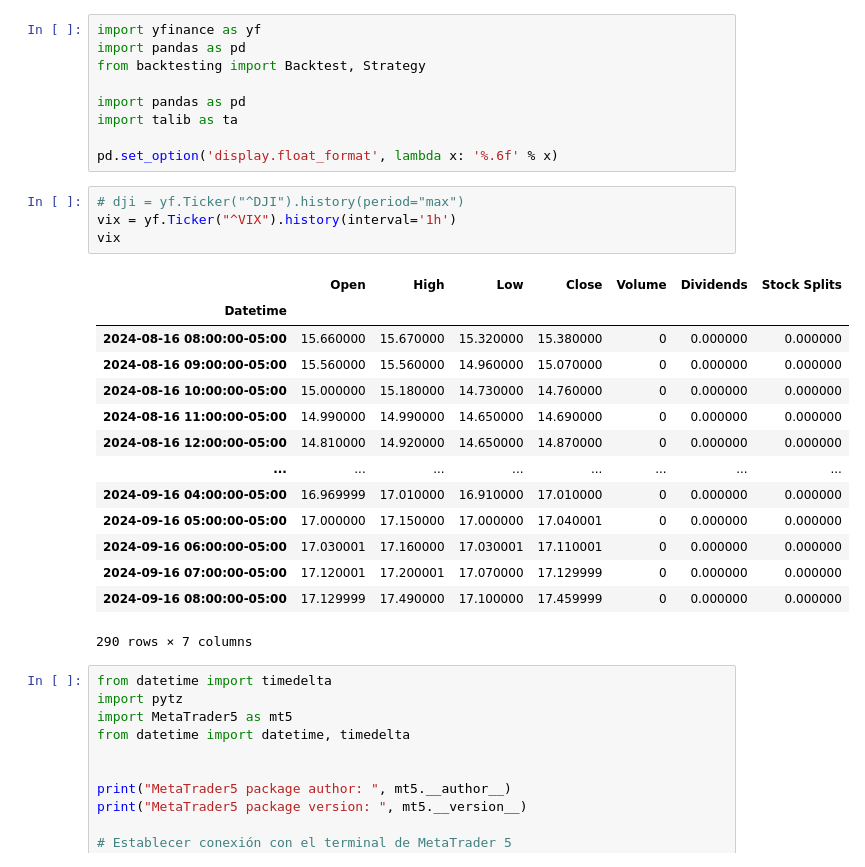
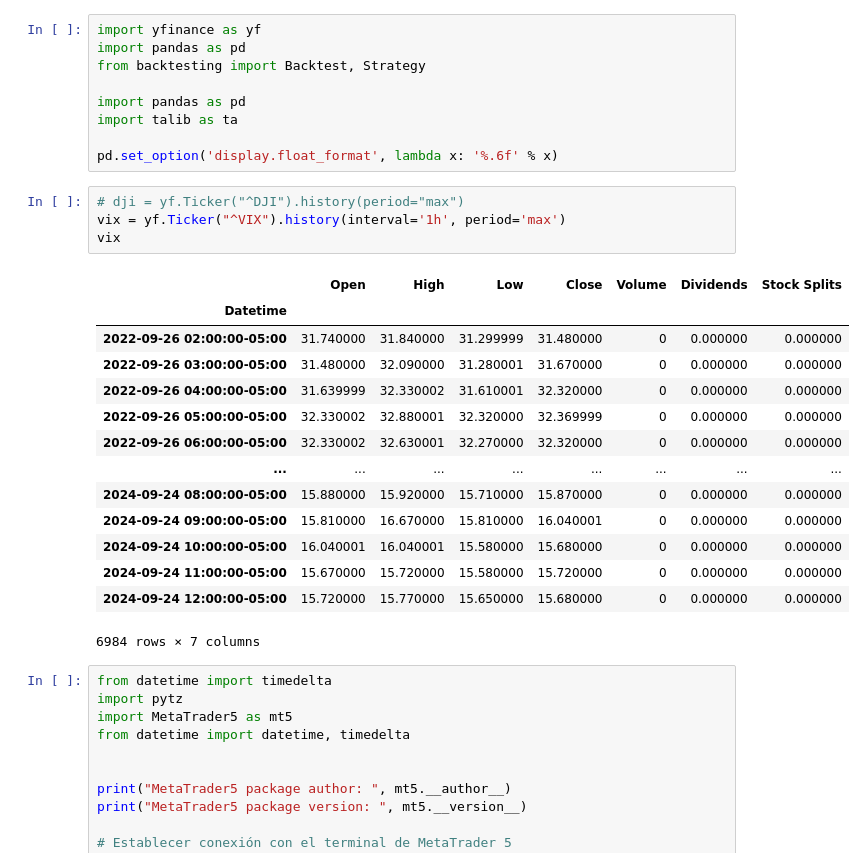
Before and after one commit to SaidJacobo/forex_ml_bot, a Jupyter notebook: backtesting/VixStrategy.ipynb, the cells around one changed output. Saved outputs shown, nothing was run; the diff lists cells and outputs as text.

```diff
--- a/backtesting/VixStrategy.ipynb
+++ b/backtesting/VixStrategy.ipynb
@@ -9,23 +16,23 @@ import talib as ta
 pd.set_option('display.float_format', lambda x: '%.6f' % x)
 # %%
 # dji = yf.Ticker("^DJI").history(period="max")
-vix = yf.Ticker("^VIX").history(interval='1h')
+vix = yf.Ticker("^VIX").history(interval='1h', period='max')
 vix
 # %% [output]
 |  | Open | High | Low | Close | Volume | Dividends | Stock Splits |
 | Datetime |  |  |  |  |  |  |  |
-| 2024-08-16 08:00:00-05:00 | 15.660000 | 15.670000 | 15.320000 | 15.380000 | 0 | 0.000000 | 0.000000 |
-| 2024-08-16 09:00:00-05:00 | 15.560000 | 15.560000 | 14.960000 | 15.070000 | 0 | 0.000000 | 0.000000 |
-| 2024-08-16 10:00:00-05:00 | 15.000000 | 15.180000 | 14.730000 | 14.760000 | 0 | 0.000000 | 0.000000 |
-| 2024-08-16 11:00:00-05:00 | 14.990000 | 14.990000 | 14.650000 | 14.690000 | 0 | 0.000000 | 0.000000 |
-| 2024-08-16 12:00:00-05:00 | 14.810000 | 14.920000 | 14.650000 | 14.870000 | 0 | 0.000000 | 0.000000 |
+| 2022-09-26 02:00:00-05:00 | 31.740000 | 31.840000 | 31.299999 | 31.480000 | 0 | 0.000000 | 0.000000 |
+| 2022-09-26 03:00:00-05:00 | 31.480000 | 32.090000 | 31.280001 | 31.670000 | 0 | 0.000000 | 0.000000 |
+| 2022-09-26 04:00:00-05:00 | 31.639999 | 32.330002 | 31.610001 | 32.320000 | 0 | 0.000000 | 0.000000 |
+| 2022-09-26 05:00:00-05:00 | 32.330002 | 32.880001 | 32.320000 | 32.369999 | 0 | 0.000000 | 0.000000 |
+| 2022-09-26 06:00:00-05:00 | 32.330002 | 32.630001 | 32.270000 | 32.320000 | 0 | 0.000000 | 0.000000 |
 | ... | ... | ... | ... | ... | ... | ... | ... |
-| 2024-09-16 04:00:00-05:00 | 16.969999 | 17.010000 | 16.910000 | 17.010000 | 0 | 0.000000 | 0.000000 |
-| 2024-09-16 05:00:00-05:00 | 17.000000 | 17.150000 | 17.000000 | 17.040001 | 0 | 0.000000 | 0.000000 |
-| 2024-09-16 06:00:00-05:00 | 17.030001 | 17.160000 | 17.030001 | 17.110001 | 0 | 0.000000 | 0.000000 |
-| 2024-09-16 07:00:00-05:00 | 17.120001 | 17.200001 | 17.070000 | 17.129999 | 0 | 0.000000 | 0.000000 |
-| 2024-09-16 08:00:00-05:00 | 17.129999 | 17.490000 | 17.100000 | 17.459999 | 0 | 0.000000 | 0.000000 |
+| 2024-09-24 08:00:00-05:00 | 15.880000 | 15.920000 | 15.710000 | 15.870000 | 0 | 0.000000 | 0.000000 |
+| 2024-09-24 09:00:00-05:00 | 15.810000 | 16.670000 | 15.810000 | 16.040001 | 0 | 0.000000 | 0.000000 |
+| 2024-09-24 10:00:00-05:00 | 16.040001 | 16.040001 | 15.580000 | 15.680000 | 0 | 0.000000 | 0.000000 |
+| 2024-09-24 11:00:00-05:00 | 15.670000 | 15.720000 | 15.580000 | 15.720000 | 0 | 0.000000 | 0.000000 |
+| 2024-09-24 12:00:00-05:00 | 15.720000 | 15.770000 | 15.650000 | 15.680000 | 0 | 0.000000 | 0.000000 |
-290 rows × 7 columns
+6984 rows × 7 columns
 # %%
 from datetime import timedelta
 import pytz
```
Also changed, not shown: parts of 10 cells of this notebook, 14 other files.
